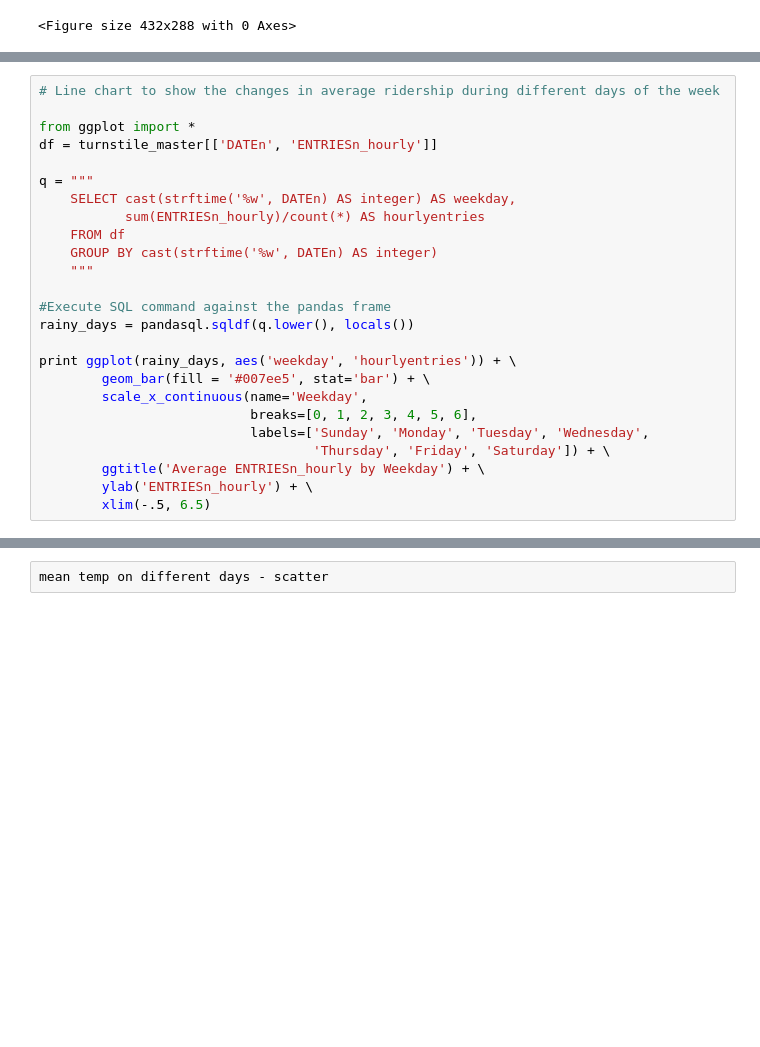
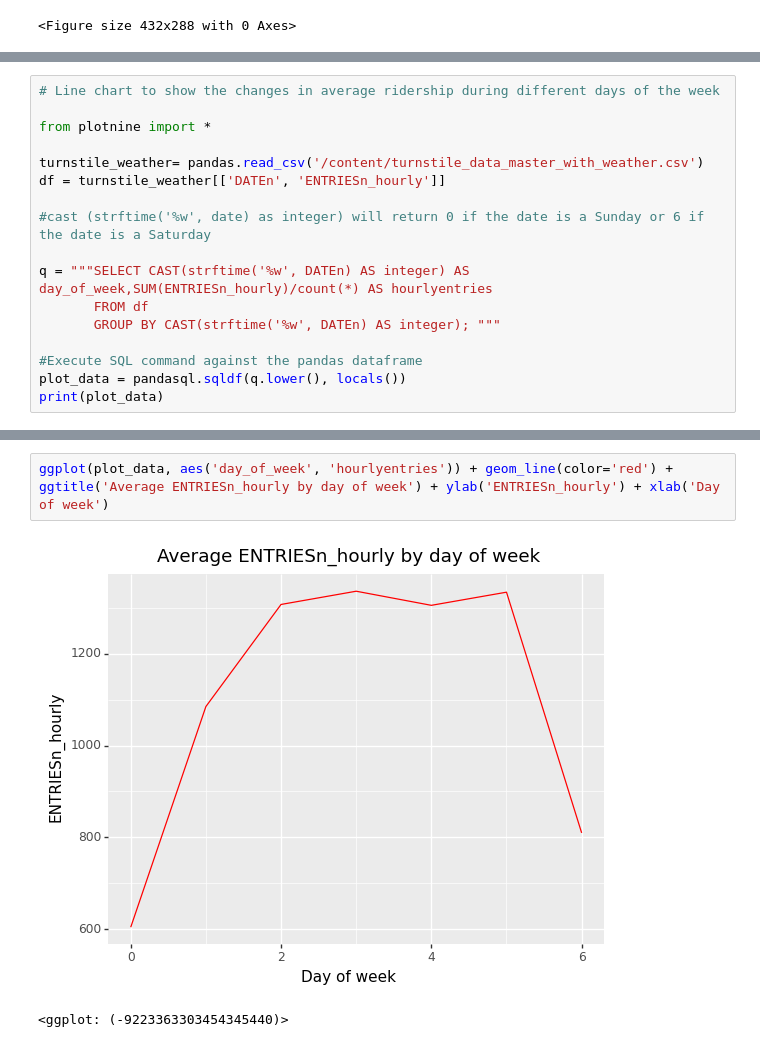
Before and after one commit to Abinaya-J/Udacity_Data_Science_Course, a Jupyter notebook: Subway_Data_Analysis.ipynb, the cells around one changed output, grey strips where cells are left out. Drawn from its saved outputs; the diff is of its cells as text; blank space fills up the shorter version.

```diff
--- a/Subway_Data_Analysis.ipynb
+++ b/Subway_Data_Analysis.ipynb
@@ -116,25 +141,17 @@ plt.figure()
 # %%
 # Line chart to show the changes in average ridership during different days of the week
 
-from ggplot import *
-df = turnstile_master[['DATEn', 'ENTRIESn_hourly']]
+from plotnine import *
 
-q = """
-    SELECT cast(strftime('%w', DATEn) AS integer) AS weekday,
-           sum(ENTRIESn_hourly)/count(*) AS hourlyentries
-    FROM df
-    GROUP BY cast(strftime('%w', DATEn) AS integer)
-    """
+turnstile_weather= pandas.read_csv('/content/turnstile_data_master_with_weather.csv')
+df = turnstile_weather[['DATEn', 'ENTRIESn_hourly']]
 
-#Execute SQL command against the pandas frame
-rainy_days = pandasql.sqldf(q.lower(), locals())
+#cast (strftime('%w', date) as integer) will return 0 if the date is a Sunday or 6 if the date is a Saturday
 
-print ggplot(rainy_days, aes('weekday', 'hourlyentries')) + \
-        geom_bar(fill = '#007ee5', stat='bar') + \
-        scale_x_continuous(name='Weekday',
-                           breaks=[0, 1, 2, 3, 4, 5, 6],
-                           labels=['Sunday', 'Monday', 'Tuesday', 'Wednesday',
-                                   'Thursday', 'Friday', 'Saturday']) + \
-        ggtitle('Average ENTRIESn_hourly by Weekday') + \
-        ylab('ENTRIESn_hourly') + \
-        xlim(-.5, 6.5)
+q = """SELECT CAST(strftime('%w', DATEn) AS integer) AS day_of_week,SUM(ENTRIESn_hourly)/count(*) AS hourlyentries
+       FROM df
+       GROUP BY CAST(strftime('%w', DATEn) AS integer); """
+
+#Execute SQL command against the pandas dataframe
+plot_data = pandasql.sqldf(q.lower(), locals())
+print(plot_data)
@@ -141,2 +167,5 @@ print ggplot(rainy_days, aes('weekday', 'hourlyentries')) + \
-# %%
-mean temp on different days - scatter
+# %%
+ggplot(plot_data, aes('day_of_week', 'hourlyentries')) + geom_line(color='red') +  ggtitle('Average ENTRIESn_hourly by day of week') + ylab('ENTRIESn_hourly') + xlab('Day of week')
+# %% [output]
+[figure, added]
+<ggplot: (-9223363303454345440)>
```
Also changed, not shown: parts of 8 cells of this notebook.
